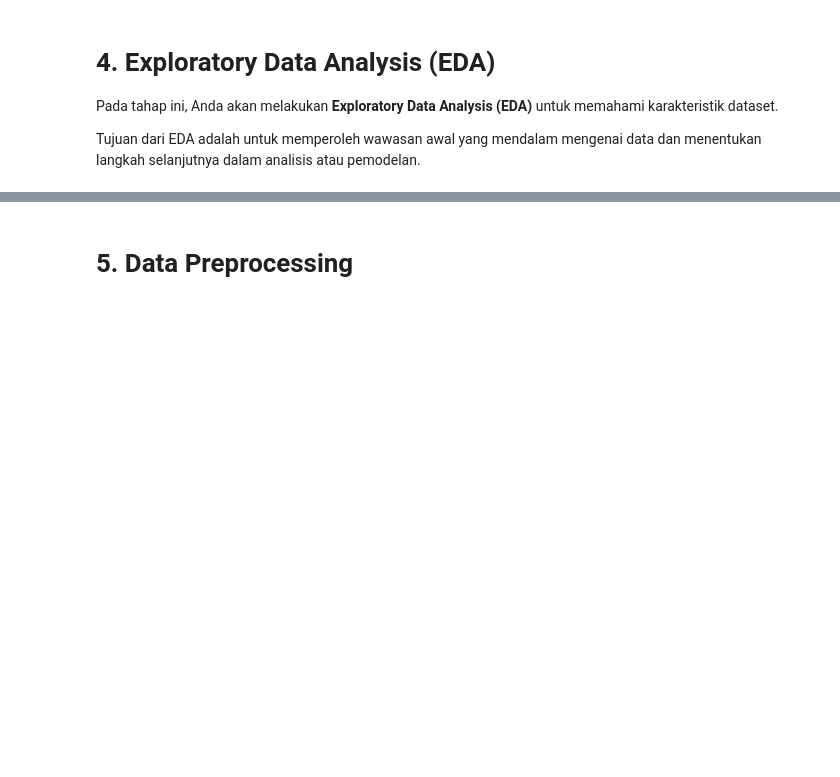
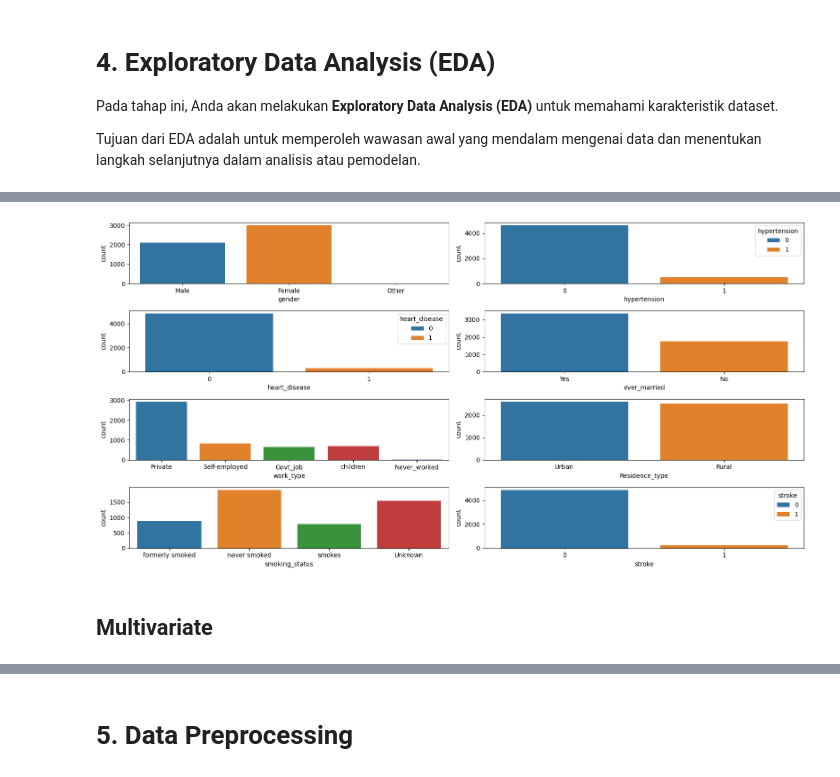
Before and after one commit to Piter9/EKSPERIMEN_SML_FATHIR-MAULA.-S, a Jupyter notebook: preprocessing/Eksperimen_Fathir Maula. S.ipynb, the cells around one changed output, grey strips where cells are left out. Drawn from its saved outputs; the diff is of its cells as text; code cells hidden in the pictures; blank space fills up the shorter version.

```diff
--- a/preprocessing/Eksperimen_Fathir Maula. S.ipynb
+++ b/preprocessing/Eksperimen_Fathir Maula. S.ipynb
@@ -55,0 +144,13 @@ Tujuan dari EDA adalah untuk memperoleh wawasan awal yang mendalam mengenai data
+# %%
+fig, axes = plt.subplots(4, 2, figsize=(16,8))
+axes = axes.flatten()
+
+for i, feature in enumerate(categorical):
+  sns.countplot(data=df, x=feature, hue=feature, ax=axes[i])
+
+plt.tight_layout()
+plt.show()
+# %% [output]
+[figure, added]
+# %% [markdown]
+## Multivariate
```
Also changed, not shown: parts of 32 cells of this notebook, 9 other files.
